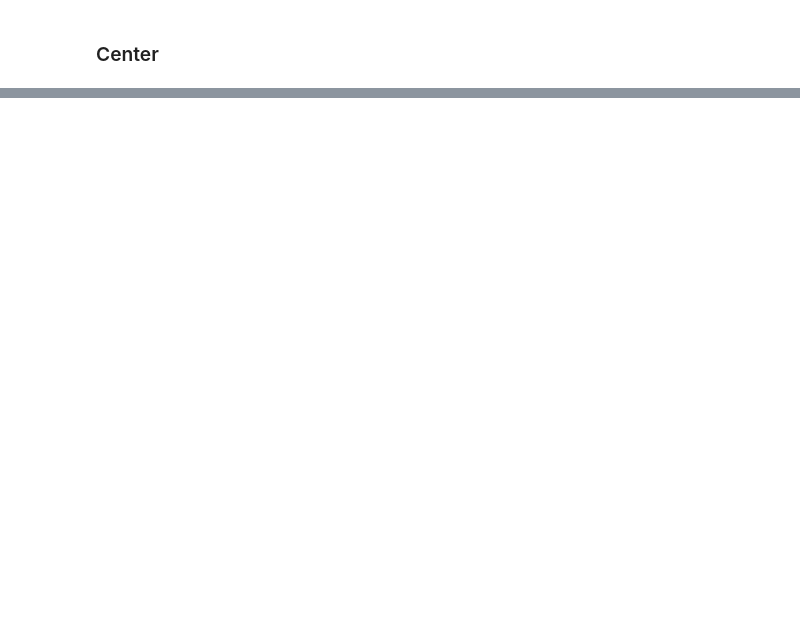
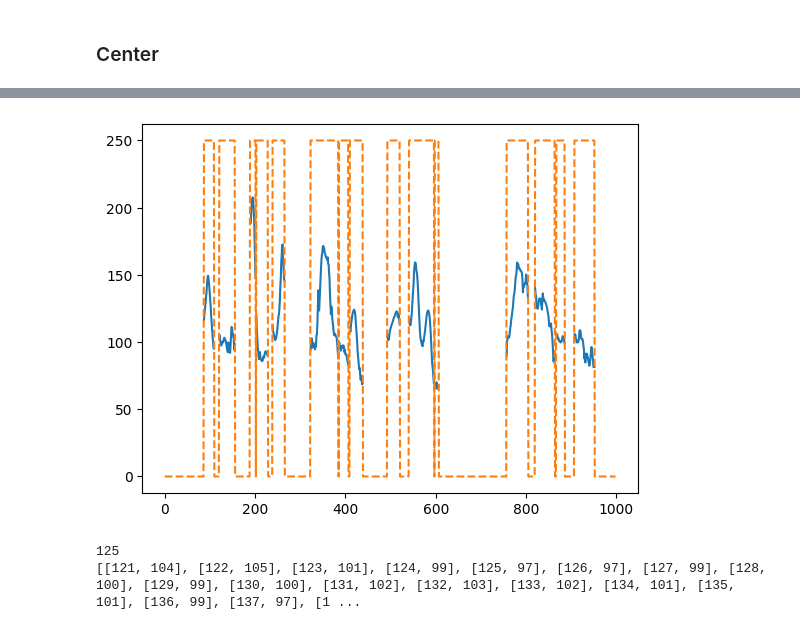
Before and after one commit to Marek324/butfit-zre, a Jupyter notebook: naive_autotune.ipynb, the cells around one changed output, grey strips where cells are left out. Drawn from its saved outputs; the diff is of its cells as text; code cells hidden in the pictures; blank space fills up the shorter version.

```diff
--- a/naive_autotune.ipynb
+++ b/naive_autotune.ipynb
@@ -15,7 +15,7 @@ Original audio source: https://www.kaggle.com/datasets/pavanelisetty/sample-audi
 #### Plotting
 # %%
 # set to True for plots
-PLOT = False
+PLOT = True
 # %% [markdown]
 ### Load downsampled audio file
 # %%
@@ -29,8 +29,8 @@ from IPython.display import Audio, display
 !pip install vad
 from vad import EnergyVAD
 
-s, Fs = librosa.load("harvard.wav", sr=16000)
-
+s, Fs = librosa.load("input.wav", sr=16000)
+s = librosa.effects.preemphasis(s, coef=0.2)
 
 print(f"Signal length: {len(s)} samples")
 print(f"Duration: {len(s)/Fs:.2f} s")
@@ -301,0 +62,44 @@ sf.write('harvard_synthesized.wav', ss, Fs)
+# %%
+fl = int(Fs * 0.02)
+fo = int(Fs * 0.01)
+fs = fl - fo
+
+f0s, voiced, _ = librosa.pyin(
+    s,
+    fmin = librosa.note_to_hz('C2'),
+    fmax = librosa.note_to_hz('C6'),
+    sr = Fs,
+    frame_length = fl,
+    hop_length = fs,
+    center = False
+)
+
+if PLOT:
+  plt.plot(f0s)
+  plt.plot(voiced*250, "--")
+  plt.show()
+# %% [output]
+[figure, added]
+# %%
+seq = []
+seqs = []
+
+for i, v in enumerate(voiced):
+  if v == 0:
+    if len(seq) > 0:
+      seqs.append(seq)
+    seq = []
+  else:
+    if not np.isnan(f0s[i]):
+      seq.append([i, int(f0s[i])])
+# last
+if len(seq) > 0:
+    seqs.append(seq)
+
+first_seq_f0s = [item[1] for item in seqs[0]]
+F0base = int(np.mean(first_seq_f0s))
+print(F0base)
+print(seqs[1])
+# %% [output]
+125
+[[121, 104], [122, 105], [123, 101], [124, 99], [125, 97], [126, 97], [127, 99], [128, 100], [129, 99], [130, 100], [131, 102], [132, 103], [133, 102], [134, 101], [135, 101], [136, 99], [137, 97], [1 ...
```
Also changed, not shown: parts of 19 cells of this notebook.
